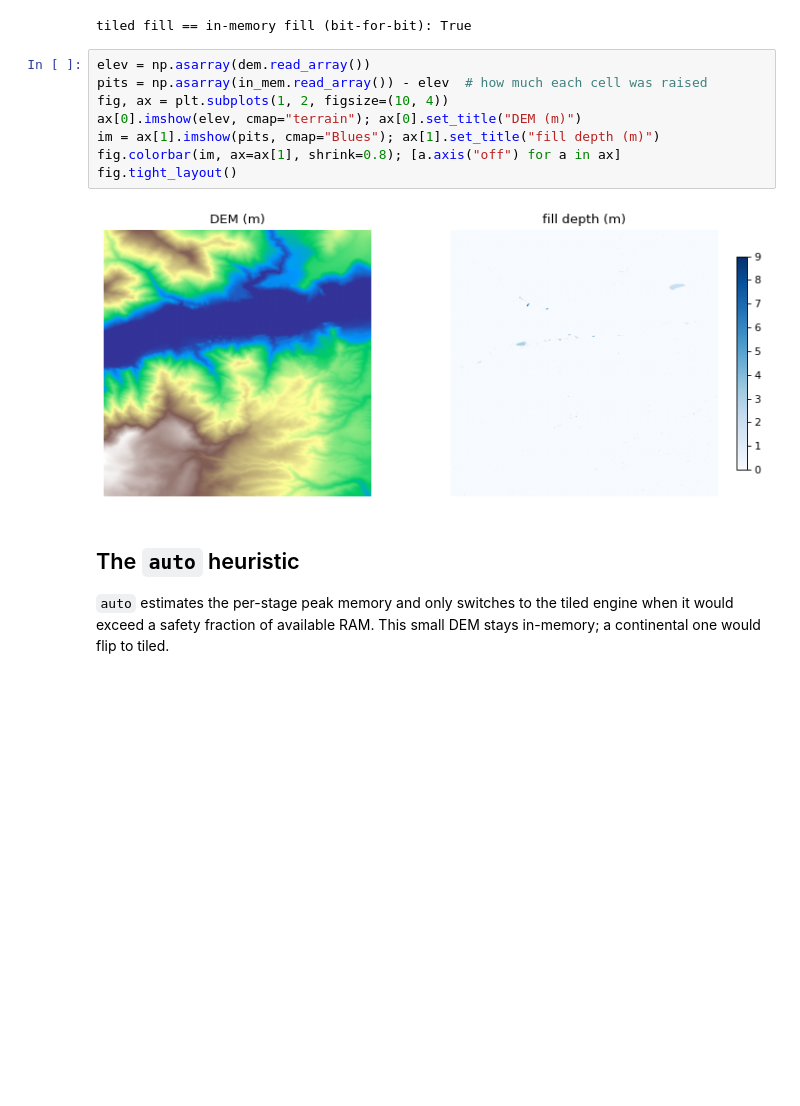
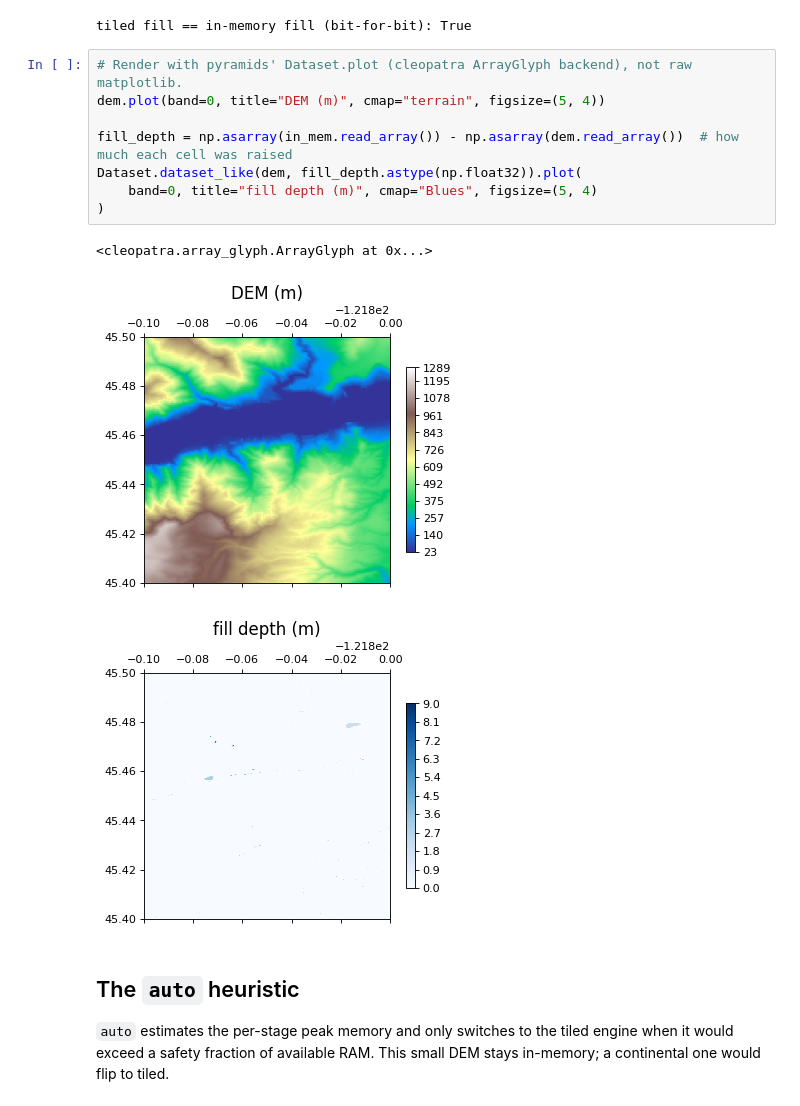
Before and after one commit to serapeum-org/digital-rivers, a Jupyter notebook: docs/examples/10_out_of_core_fill.ipynb, the cells around one changed output. Saved outputs shown, nothing was run; the diff lists cells and outputs as text; blank space fills up the shorter version.

```diff
--- a/docs/examples/10_out_of_core_fill.ipynb
+++ b/docs/examples/10_out_of_core_fill.ipynb
@@ -77,15 +77,17 @@ print("tiled fill == in-memory fill (bit-for-bit):", np.array_equal(a, b))
 # %% [output]
 tiled fill == in-memory fill (bit-for-bit): True
 # %%
-elev = np.asarray(dem.read_array())
-pits = np.asarray(in_mem.read_array()) - elev  # how much each cell was raised
-fig, ax = plt.subplots(1, 2, figsize=(10, 4))
-ax[0].imshow(elev, cmap="terrain"); ax[0].set_title("DEM (m)")
-im = ax[1].imshow(pits, cmap="Blues"); ax[1].set_title("fill depth (m)")
-fig.colorbar(im, ax=ax[1], shrink=0.8); [a.axis("off") for a in ax]
-fig.tight_layout()
+# Render with pyramids' Dataset.plot (cleopatra ArrayGlyph backend), not raw matplotlib.
+dem.plot(band=0, title="DEM (m)", cmap="terrain", figsize=(5, 4))
+
+fill_depth = np.asarray(in_mem.read_array()) - np.asarray(dem.read_array())  # how much each cell was raised
+Dataset.dataset_like(dem, fill_depth.astype(np.float32)).plot(
+    band=0, title="fill depth (m)", cmap="Blues", figsize=(5, 4)
+)
 # %% [output]
+<cleopatra.array_glyph.ArrayGlyph at 0x...>
-[figure, old version]
+[figure, new version]
+[figure, added]
 # %% [markdown]
 ## The `auto` heuristic
 `auto` estimates the per-stage peak memory and only switches to the tiled engine when it would exceed a safety fraction of available RAM. This small DEM stays in-memory; a continental one would flip to tiled.
```
Also changed, not shown: parts of 1 cell of this notebook, 1 other file.
